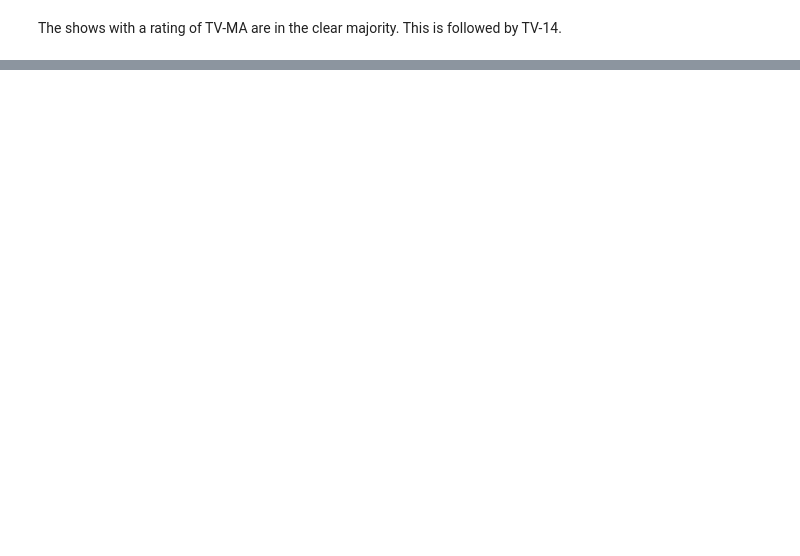
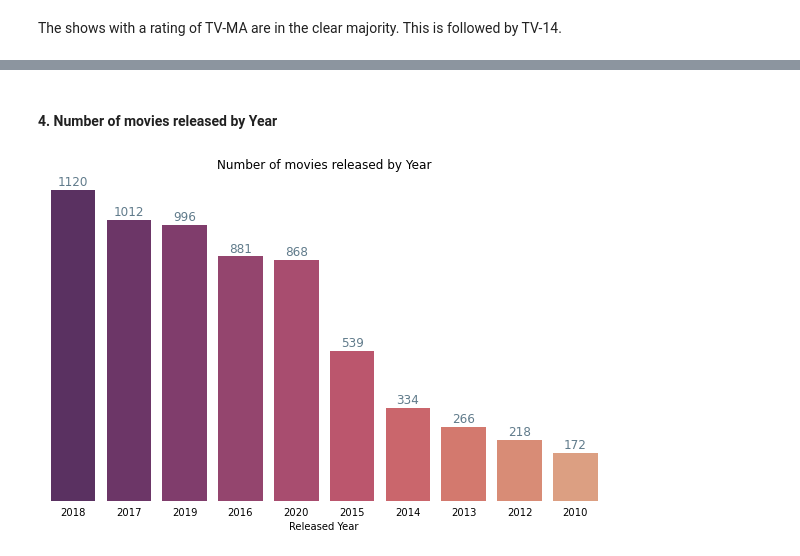
Before and after one commit to ankitrai777/NETFLIX_MOVIES_AND_TV_SHOWS_CLUSTERING, a Jupyter notebook: NETFLIX MOVIES AND TV SHOWS CLUSTERING.ipynb, the cells around one changed output, grey strips where cells are left out. Drawn from its saved outputs; the diff is of its cells as text; code cells hidden in the pictures; blank space fills up the shorter version.

```diff
--- a/NETFLIX MOVIES AND TV SHOWS CLUSTERING.ipynb
+++ b/NETFLIX MOVIES AND TV SHOWS CLUSTERING.ipynb
@@ -297,0 +333,6 @@ The shows with a rating of TV-MA are in the clear majority. This is followed by
+# %% [markdown]
+#### 4. Number of movies released by Year
+# %%
+countplot_v("release_year",df['release_year'],"Released Year",'Number of movies released by Year')
+# %% [output]
+[figure, added]
```
Also changed, not shown: parts of 41 cells of this notebook.
